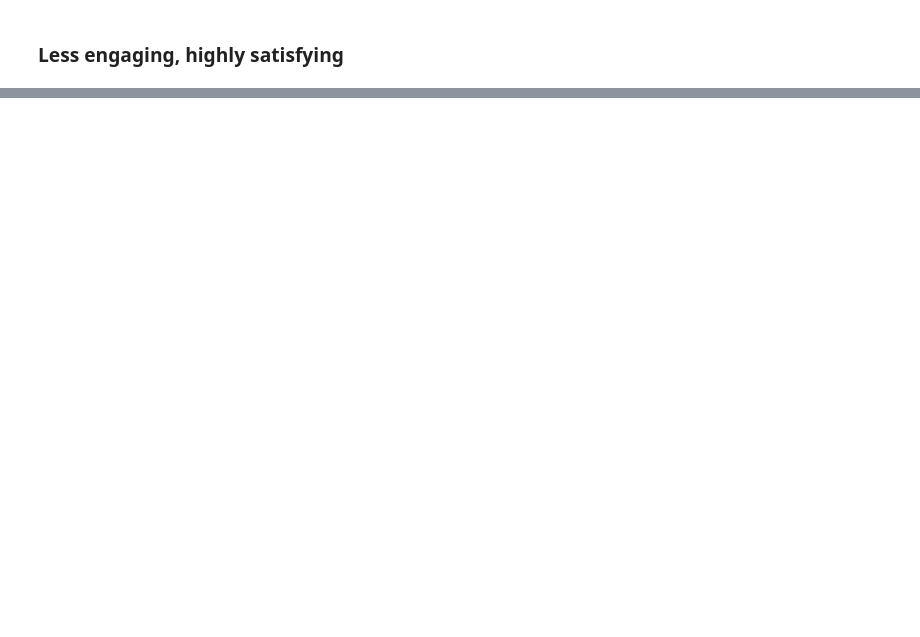
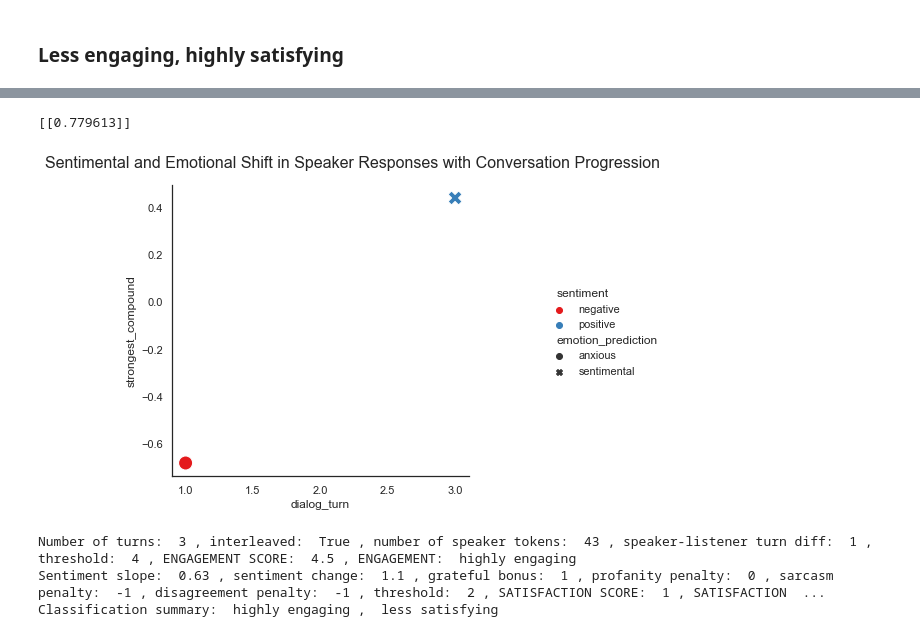
Before and after one commit to cetsen/therapeutic-chatbot, a Jupyter notebook: engagement_satisfaction.ipynb, the cells around one changed output, grey strips where cells are left out. Saved outputs shown, nothing was run; the diff lists cells and outputs as text; code cells hidden in the pictures; blank space fills up the shorter version.

Commit message:
Added sarcasm detection

```diff
--- a/engagement_satisfaction.ipynb
+++ b/engagement_satisfaction.ipynb
@@ -402,15 +390,15 @@ def emobert_predict_sentence_emotion(conversation):
 def calculate_satisfaction_score(slope, sentiment_change, grateful_bonus, profanity_penalty, sarcasm_penalty, disagreement_penalty):
     slope_weight = 1
     sentiment_change_weight = 1
-    grateful_bonus_weight = 1
-    profanity_penalty_weight = 0.75
+    grateful_bonus_weight = 1.5
+    profanity_penalty_weight = 1
     sarcasm_penalty_weight = 1
     disagreement_penalty_weight = 1.5
 
     return (slope_weight*slope + sentiment_change_weight*sentiment_change + grateful_bonus_weight*grateful_bonus +
             profanity_penalty_weight*profanity_penalty + sarcasm_penalty_weight*sarcasm_penalty + disagreement_penalty_weight*disagreement_penalty)
 # %%
-def classify_satisfaction(conversation, speaker):
+def classify_satisfaction(conversation, speaker, tokenizer, model):
     conversation = sentence_level_sentiment(conversation)
     conversation = strongest_sentiment(conversation)
     speaker_responses = conversation[conversation["author"] == speaker]
@@ -436,7 +424,7 @@ def classify_satisfaction(conversation, speaker):
     if contains_profanity(conversation, speaker) == True:
         profanity_penalty = -1
 
-    if contains_sarcasm(conversation, speaker) == True:
+    if contains_sarcasm(conversation, speaker, tokenizer, model) == True:
         sarcasm_penalty = -1
 
     if contains_disagreement(conversation, speaker) == True:
@@ -452,3 +440,6 @@ def classify_satisfaction(conversation, speaker):
     return round_sig(slope), round_sig(sentiment_change), grateful_bonus, profanity_penalty, sarcasm_penalty, disagreement_penalty, satisfaction_score, satisfaction, threshold
 # %% [markdown]
 ## Testing the measures
+# %%
+# Train sarcastic model once
+tokenizer, model = sarcastic.train()
@@ -456,7 +465,7 @@ def classify_satisfaction(conversation, speaker):
 def test_examples(conversation_id):
     conversation, speaker, listener, speaker_responses, listener_responses, num_speaker_responses, num_listener_responses = extract_responses(conversation_id)
     turns, interleaved, num_speak_tok, diff, eng_score, eng, conversation, thres_e = classify_engagement(speaker, listener, conversation)
-    slope, change, grateful, profanity, sarcasm, disagree, sat_score, sat, thres_s = classify_satisfaction(conversation, speaker)
+    slope, change, grateful, profanity, sarcasm, disagree, sat_score, sat, thres_s = classify_satisfaction(conversation, speaker, tokenizer, model)
 
     plot_emotion_sentiment(conversation, speaker)
 
@@ -542,3 +562,11 @@ Classification summary:  less engaging ,  highly satisfying
 | 0 | 35 | MentalHealthSupport | Losing hope | kelseybrynn | 1 | I'm not doing well today. I don't... | -0.6386 | negative | ... |
 | 1 | 35 | MentalHealthSupport | Losing hope | Leena52 | 2 | If it is interfering with your ab... | 0.9837 | positive | ... |
 | 2 | 35 | MentalHealthSupport | Losing hope | kelseybrynn | 3 | Thank you... | 0.3612 | positive | ... |
+# %%
+test_examples(24)
+# %% [output]
+[[0.779613]]
+[figure, added]
+Number of turns:  3 , interleaved:  True , number of speaker tokens:  43 , speaker-listener turn diff:  1 , threshold:  4 , ENGAGEMENT SCORE:  4.5 , ENGAGEMENT:  highly engaging
+Sentiment slope:  0.63 , sentiment change:  1.1 , grateful bonus:  1 , profanity penalty:  0 , sarcasm penalty:  -1 , disagreement penalty:  -1 , threshold:  2 , SATISFACTION SCORE:  1 , SATISFACTION  ...
+Classification summary:  highly engaging ,  less satisfying
```
Also changed, not shown: parts of 10 cells of this notebook, 3 other files.
